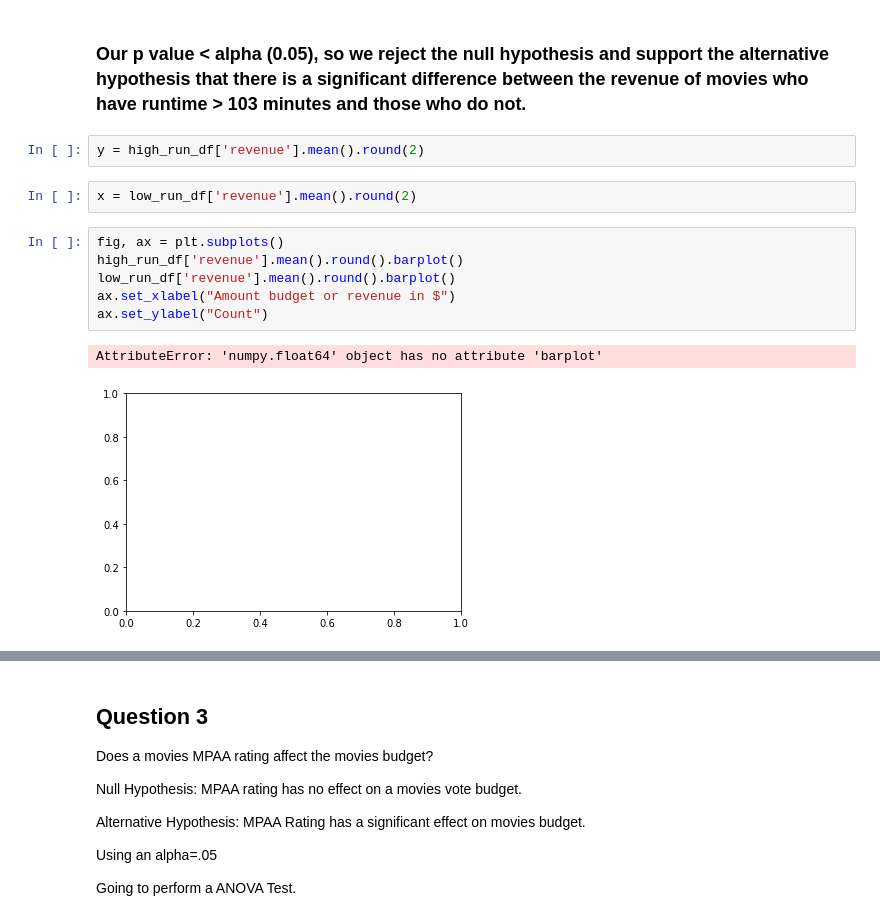
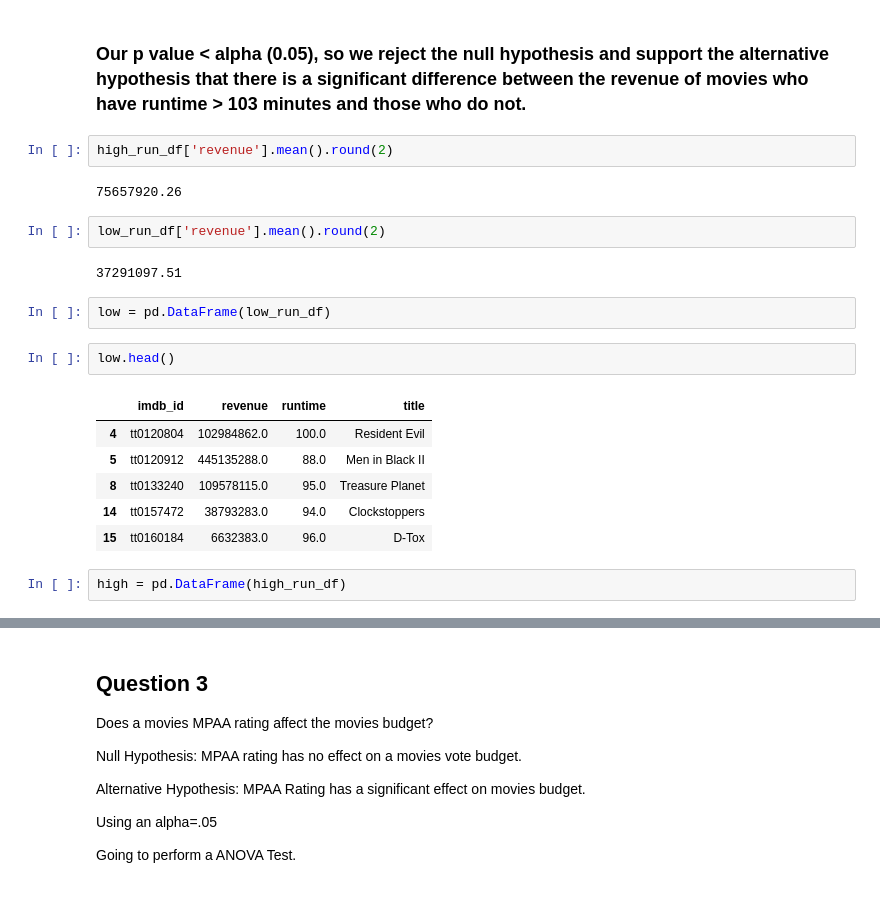
Before and after one commit to fid2445/Project-3-, a Jupyter notebook: Mike Fiddler Project Part 4 Hypothesis Testing.ipynb, the cells around one changed output, grey strips where cells are left out. Cells and saved outputs as stored; diff of their text form.

```diff
--- a/Mike Fiddler Project Part 4 Hypothesis Testing.ipynb
+++ b/Mike Fiddler Project Part 4 Hypothesis Testing.ipynb
@@ -616,15 +616,23 @@ Ttest_indResult(statistic=12.542269786117775, pvalue=2.4359859732585343e-35)
 # %% [markdown]
 ### Our p value < alpha (0.05), so we reject the null hypothesis and support the alternative hypothesis that there is a significant difference between the revenue of movies who have runtime > 103 minutes and those who do not.
 # %%
-y = high_run_df['revenue'].mean().round(2)
+high_run_df['revenue'].mean().round(2)
+# %% [output]
+75657920.26
 # %%
-x = low_run_df['revenue'].mean().round(2)
+low_run_df['revenue'].mean().round(2)
+# %% [output]
+37291097.51
-# %%
-fig, ax = plt.subplots()
-high_run_df['revenue'].mean().round().barplot()
-low_run_df['revenue'].mean().round().barplot()
-ax.set_xlabel("Amount budget or revenue in $")
-ax.set_ylabel("Count")
-# %% [output]
-AttributeError: 'numpy.float64' object has no attribute 'barplot'
-[figure, removed]
+# %%
+low = pd.DataFrame(low_run_df)
+# %%
+low.head()
+# %% [output]
+|  | imdb_id | revenue | runtime | title |
+| 4 | tt0120804 | 102984862.0 | 100.0 | Resident Evil |
+| 5 | tt0120912 | 445135288.0 | 88.0 | Men in Black II |
+| 8 | tt0133240 | 109578115.0 | 95.0 | Treasure Planet |
+| 14 | tt0157472 | 38793283.0 | 94.0 | Clockstoppers |
+| 15 | tt0160184 | 6632383.0 | 96.0 | D-Tox |
+# %%
+high = pd.DataFrame(high_run_df)
```
Also changed, not shown: parts of 19 cells of this notebook.
